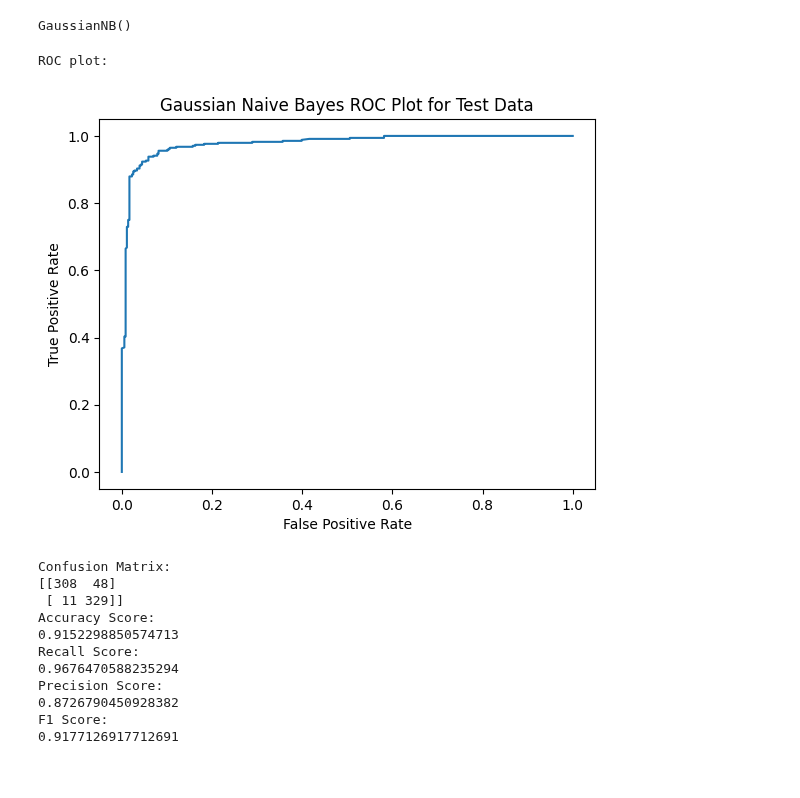
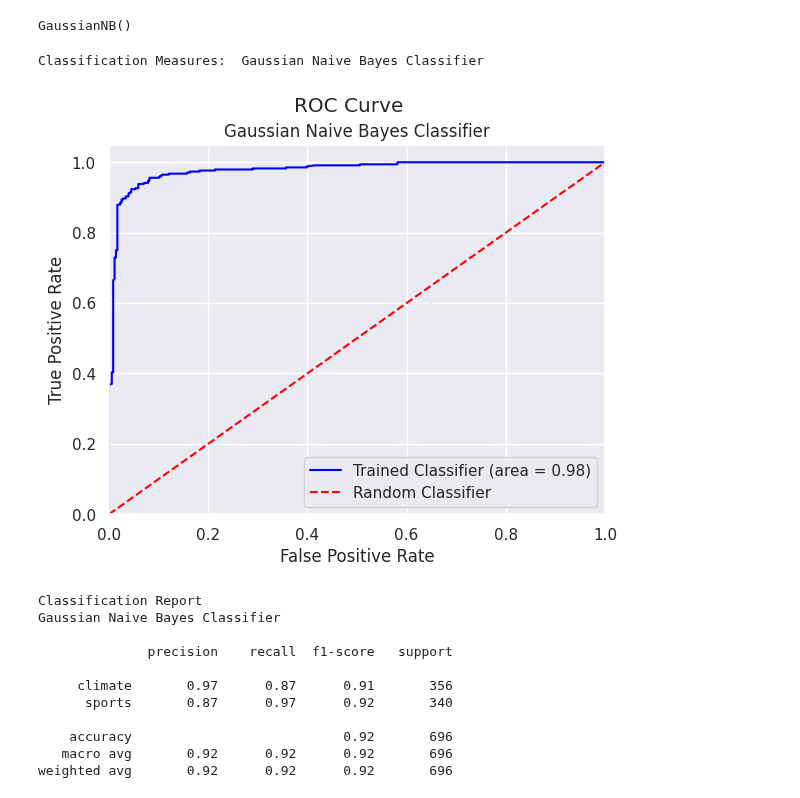
Before and after one commit to papaymaguire/ece219-project1, a Jupyter notebook: project1/notebooks/question07.ipynb, the cells around one changed output. Drawn from its saved outputs; the diff is of its cells as text; code cells hidden in the pictures.

Commit message:
Ran notebook so that data visualization components reflect formatting updates

```diff
--- a/project1/notebooks/question07.ipynb
+++ b/project1/notebooks/question07.ipynb
@@ -56,18 +56,18 @@ GaussianNB()
 # %%
 from project1.utils.MetricsAnalyzer import MetricsAnalyzer
 metrics = MetricsAnalyzer(gauss_nb, dim_reduced_test_features, test_root_labels, pos_label="sports")
-metrics.print_all(plot_title="Gaussian Naive Bayes ROC Plot for Test Data")
+metrics.print_all(plot_title="Gaussian Naive Bayes Classifier")
 # %% [output]
-ROC plot:
+Classification Measures:  Gaussian Naive Bayes Classifier
-[figure, old version]
+[figure, new version]
-Confusion Matrix:
-[[308  48]
- [ 11 329]]
-Accuracy Score:
-0.9152298850574713
-Recall Score:
-0.9676470588235294
-Precision Score:
-0.8726790450928382
-F1 Score:
-0.9177126917712691
+Classification Report
+Gaussian Naive Bayes Classifier
+
+              precision    recall  f1-score   support
+
+     climate       0.97      0.87      0.91       356
+      sports       0.87      0.97      0.92       340
+
+    accuracy                           0.92       696
+   macro avg       0.92      0.92      0.92       696
+weighted avg       0.92      0.92      0.92       696
```
Also changed, not shown: parts of 2 cells of this notebook.
